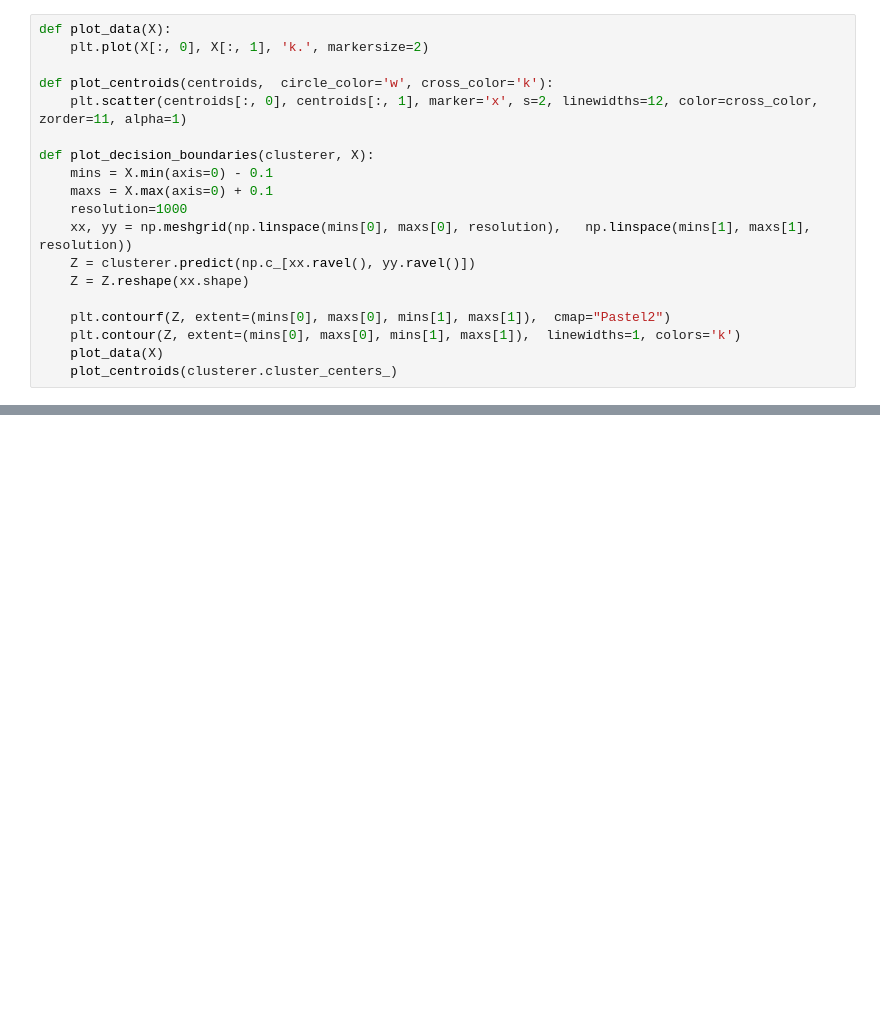
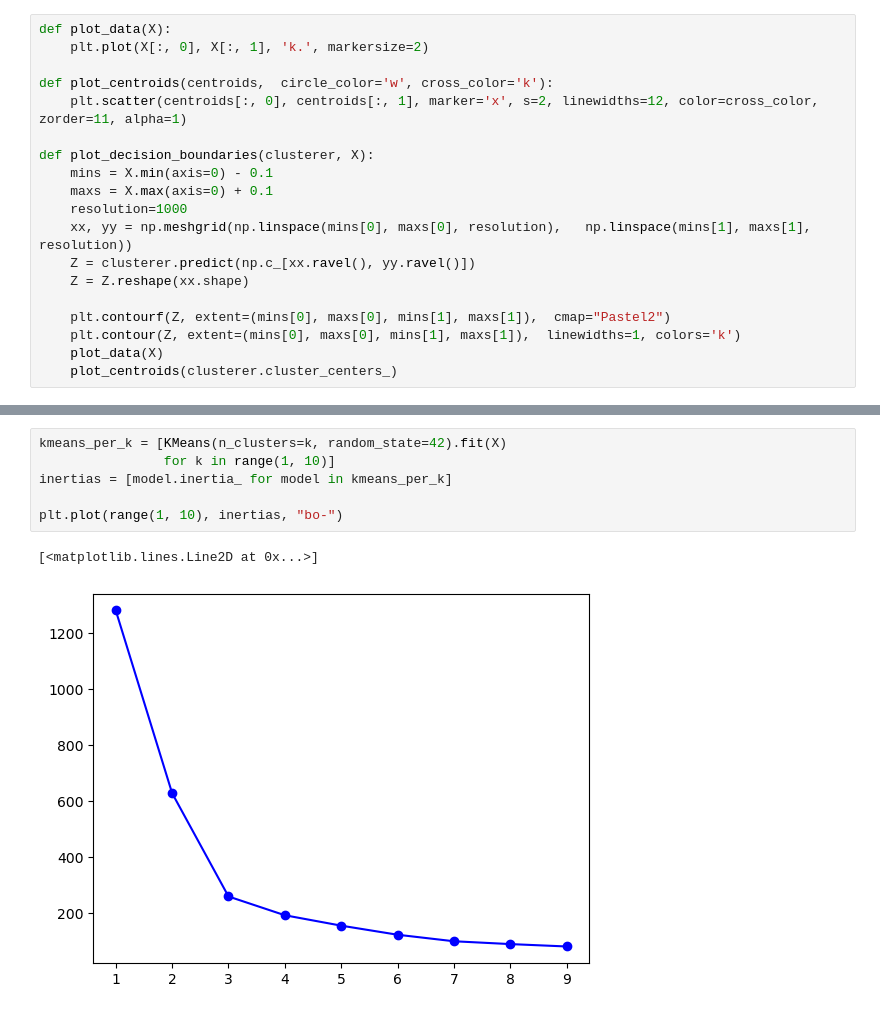
Before and after one commit to OscarToorres/BigData-IA, a Jupyter notebook: IA/SAA/wine_clustering/wine_clustering.ipynb, the cells around one changed output, grey strips where cells are left out. Saved outputs shown, nothing was run; the diff lists cells and outputs as text; blank space fills up the shorter version.

```diff
--- a/IA/SAA/wine_clustering/wine_clustering.ipynb
+++ b/IA/SAA/wine_clustering/wine_clustering.ipynb
@@ -111,0 +127,9 @@ plot_decision_boundaries(kmeans, X)
+# %%
+kmeans_per_k = [KMeans(n_clusters=k, random_state=42).fit(X)
+                for k in range(1, 10)]
+inertias = [model.inertia_ for model in kmeans_per_k]
+
+plt.plot(range(1, 10), inertias, "bo-")
+# %% [output]
+[<matplotlib.lines.Line2D at 0x...>]
+[figure, added]
```
Also changed, not shown: parts of 6 cells of this notebook, 12 other files.
